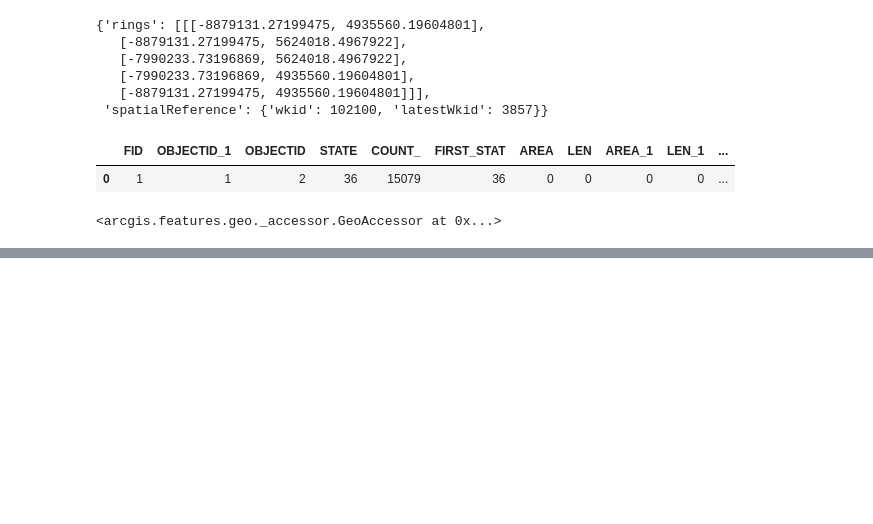
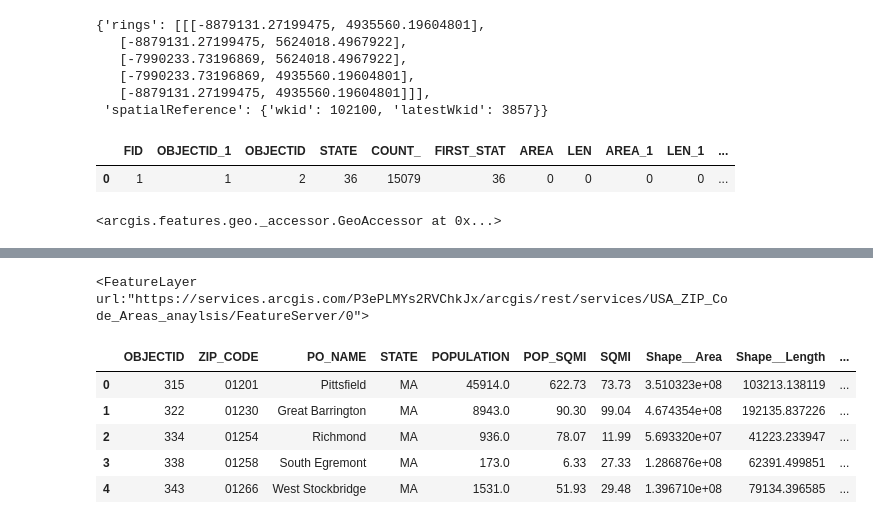
Before and after one commit to blsmxiu47/arcgis-notebooks, a Jupyter notebook: notebooks/housing_market/housing_market_analysis.ipynb, the cells around one changed output, grey strips where cells are left out. Saved outputs shown, nothing was run; the diff lists cells and outputs as text; code cells hidden in the pictures; blank space fills up the shorter version.

Commit message:
create polygon filter for NY State zips

```diff
--- a/notebooks/housing_market/housing_market_analysis.ipynb
+++ b/notebooks/housing_market/housing_market_analysis.ipynb
@@ -189,3 +189,6 @@ We'll see to AL and HI in a bit, sorrrryyy guys
 # %%
 # USA ZIP Code Areas
 usa_zip_areas = items[0]
+# %%
+from arcgis.features import FeatureLayer
+us_zips_fl = FeatureLayer(usa_zip_areas.url + '/0')
@@ -349,0 +341,3 @@ usa_zips_fl.properties.spatialReference
+# %%
+ny_filter = intersects(ny_df.iloc[0].SHAPE, sr=ny_df.iloc[0].SHAPE.spatialReference)
+ny_filter.keys()
@@ -349,0 +372,4 @@ usa_zips_fl.properties.spatialReference
+# %%
+us_zips_fl
+# %% [output]
+<FeatureLayer url:"https://services.arcgis.com/P3ePLMYs2RVChkJx/arcgis/rest/services/USA_ZIP_Code_Areas_anaylsis/FeatureServer/0">
@@ -349,0 +379,11 @@ usa_zips_fl.properties.spatialReference
+# %%
+ny_zips_df = us_zips_fl.query(geometry_filter=ny_filter, as_df=True)
+# %%
+ny_zips_df.head()
+# %% [output]
+|  | OBJECTID | ZIP_CODE | PO_NAME | STATE | POPULATION | POP_SQMI | SQMI | Shape__Area | Shape__Length | ... |
+| 0 | 315 | 01201 | Pittsfield | MA | 45914.0 | 622.73 | 73.73 | 3.510323e+08 | 103213.138119 | ... |
+| 1 | 322 | 01230 | Great Barrington | MA | 8943.0 | 90.30 | 99.04 | 4.674354e+08 | 192135.837226 | ... |
+| 2 | 334 | 01254 | Richmond | MA | 936.0 | 78.07 | 11.99 | 5.693320e+07 | 41223.233947 | ... |
+| 3 | 338 | 01258 | South Egremont | MA | 173.0 | 6.33 | 27.33 | 1.286876e+08 | 62391.499851 | ... |
+| 4 | 343 | 01266 | West Stockbridge | MA | 1531.0 | 51.93 | 29.48 | 1.396710e+08 | 79134.396585 | ... |
```
Also changed, not shown: parts of 18 cells of this notebook.
